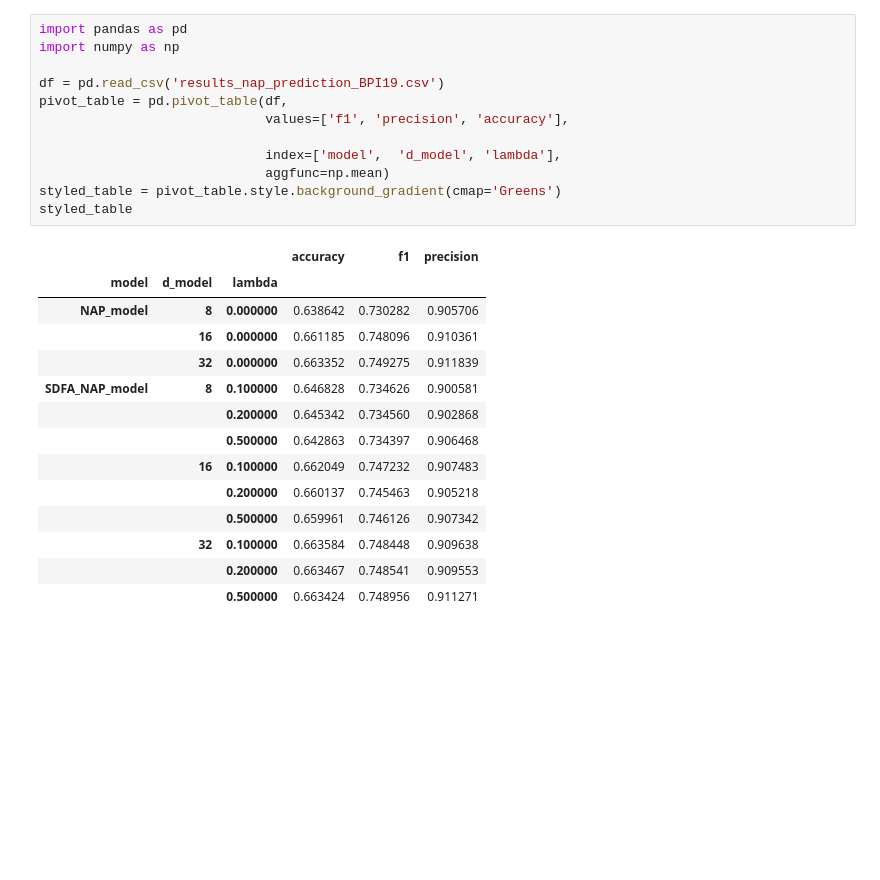
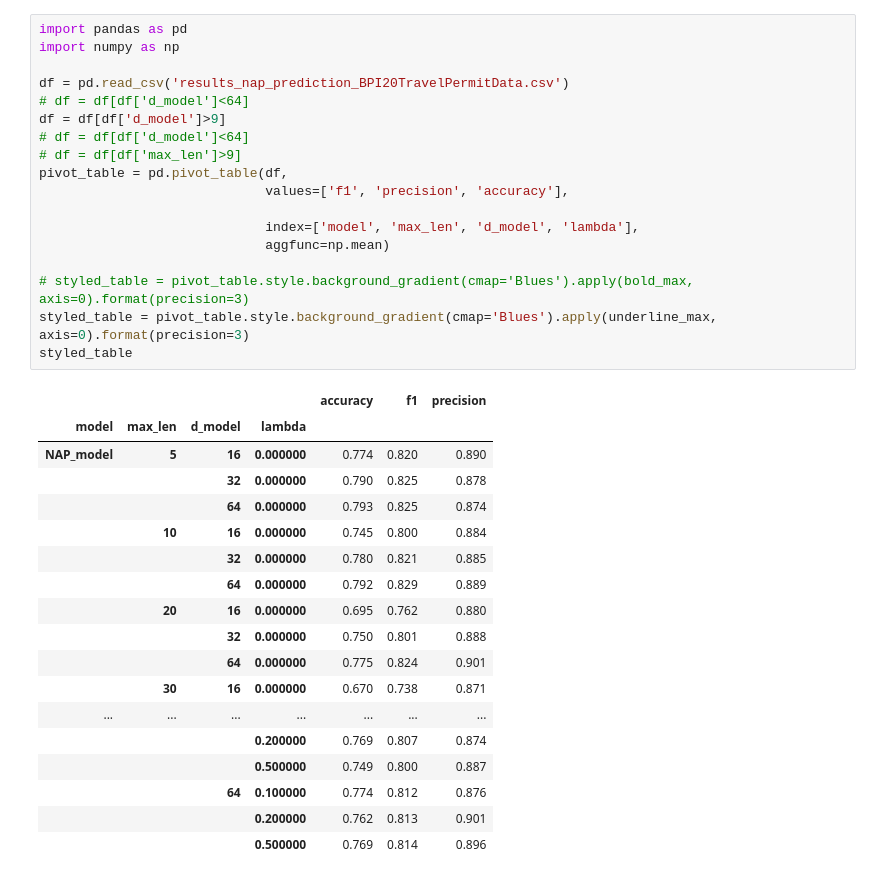
Before and after one commit to JohannesDeSmedt/differentiable-er, a Jupyter notebook: analyse_results.ipynb, the cells around one changed output. Drawn from its saved outputs; the diff is of its cells as text; blank space fills up the shorter version.

```diff
--- a/analyse_results.ipynb
+++ b/analyse_results.ipynb
@@ -98,27 +356,37 @@ styled_table
 # %%
 import pandas as pd
 import numpy as np
 
-df = pd.read_csv('results_nap_prediction_BPI19.csv')
+df = pd.read_csv('results_nap_prediction_BPI20TravelPermitData.csv')
+# df = df[df['d_model']<64]
+df = df[df['d_model']>9]
+# df = df[df['d_model']<64]
+# df = df[df['max_len']>9]
 pivot_table = pd.pivot_table(df,
                              values=['f1', 'precision', 'accuracy'],
 
-                             index=['model',  'd_model', 'lambda'],
+                             index=['model', 'max_len', 'd_model', 'lambda'],
                              aggfunc=np.mean)
-styled_table = pivot_table.style.background_gradient(cmap='Greens')
+
+# styled_table = pivot_table.style.background_gradient(cmap='Blues').apply(bold_max, axis=0).format(precision=3)
+styled_table = pivot_table.style.background_gradient(cmap='Blues').apply(underline_max, axis=0).format(precision=3)
 styled_table
 # %% [output]
-|  |  |  | accuracy | f1 | precision |
-| model | d_model | lambda |  |  |  |
-| NAP_model | 8 | 0.000000 | 0.638642 | 0.730282 | 0.905706 |
-|  | 16 | 0.000000 | 0.661185 | 0.748096 | 0.910361 |
-|  | 32 | 0.000000 | 0.663352 | 0.749275 | 0.911839 |
-| SDFA_NAP_model | 8 | 0.100000 | 0.646828 | 0.734626 | 0.900581 |
-|  |  | 0.200000 | 0.645342 | 0.734560 | 0.902868 |
-|  |  | 0.500000 | 0.642863 | 0.734397 | 0.906468 |
-|  | 16 | 0.100000 | 0.662049 | 0.747232 | 0.907483 |
-|  |  | 0.200000 | 0.660137 | 0.745463 | 0.905218 |
-|  |  | 0.500000 | 0.659961 | 0.746126 | 0.907342 |
-|  | 32 | 0.100000 | 0.663584 | 0.748448 | 0.909638 |
-|  |  | 0.200000 | 0.663467 | 0.748541 | 0.909553 |
-|  |  | 0.500000 | 0.663424 | 0.748956 | 0.911271 |
+|  |  |  |  | accuracy | f1 | precision |
+| model | max_len | d_model | lambda |  |  |  |
+| NAP_model | 5 | 16 | 0.000000 | 0.774 | 0.820 | 0.890 |
+|  |  | 32 | 0.000000 | 0.790 | 0.825 | 0.878 |
+|  |  | 64 | 0.000000 | 0.793 | 0.825 | 0.874 |
+|  | 10 | 16 | 0.000000 | 0.745 | 0.800 | 0.884 |
+|  |  | 32 | 0.000000 | 0.780 | 0.821 | 0.885 |
+|  |  | 64 | 0.000000 | 0.792 | 0.829 | 0.889 |
+|  | 20 | 16 | 0.000000 | 0.695 | 0.762 | 0.880 |
+|  |  | 32 | 0.000000 | 0.750 | 0.801 | 0.888 |
+|  |  | 64 | 0.000000 | 0.775 | 0.824 | 0.901 |
+|  | 30 | 16 | 0.000000 | 0.670 | 0.738 | 0.871 |
+| ... | ... | ... | ... | ... | ... | ... |
+|  |  |  | 0.200000 | 0.769 | 0.807 | 0.874 |
+|  |  |  | 0.500000 | 0.749 | 0.800 | 0.887 |
+|  |  | 64 | 0.100000 | 0.774 | 0.812 | 0.876 |
+|  |  |  | 0.200000 | 0.762 | 0.813 | 0.901 |
+|  |  |  | 0.500000 | 0.769 | 0.814 | 0.896 |
```
Also changed, not shown: parts of 17 cells of this notebook, 23 other files.
